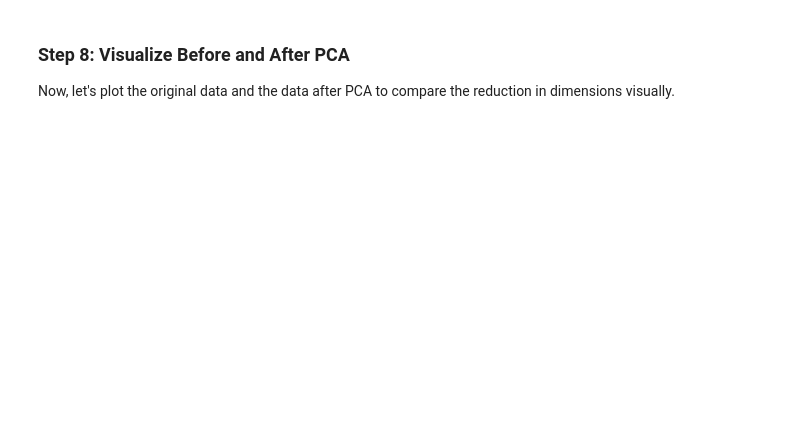
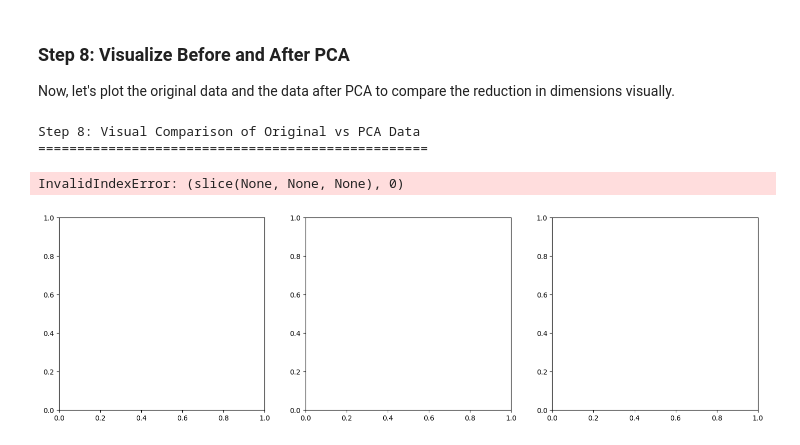
Before and after one commit to Pam-Pam29/ADVANCED-LINEAR-ALGEBRA-PCA-Group-19, a Jupyter notebook: Template_PCA_Formative_1[19].ipynb, the cells around one changed output. Drawn from its saved outputs; the diff is of its cells as text; code cells hidden in the pictures; blank space fills up the shorter version.

Commit message:
Worked on question 7, still has to fix some errors on the last question

```diff
--- a/Template_PCA_Formative_1[19].ipynb
+++ b/Template_PCA_Formative_1[19].ipynb
@@ -330,0 +354,63 @@ Now, let's plot the original data and the data after PCA to compare the reductio
+# %%
+# Step 8: Visualize Before and After PCA
+
+
+print("\n\nStep 8: Visual Comparison of Original vs PCA Data")
+print("="*50)
+
+import matplotlib.pyplot as plt
+
+# Create comparison plots
+fig, axes = plt.subplots(1, 3, figsize=(18, 5))
+
+# Plot 1: Original Data (first 2 features)
+axes[0].scatter(standardized_data[:, 0], standardized_data[:, 1], alpha=0.6, s=30)
+axes[0].set_title('Original Data\n(First 2 Features)')
+axes[0].set_xlabel('Feature 1 (Standardized)')
+axes[0].set_ylabel('Feature 2 (Standardized)')
+axes[0].grid(True, alpha=0.3)
+
+# Plot 2: PCA Data (PC1 vs PC2)
+axes[1].scatter(reduced_data[:, 0], reduced_data[:, 1], alpha=0.6, s=30, color='orange')
+axes[1].set_title('After PCA\n(PC1 vs PC2)')
+axes[1].set_xlabel('First Principal Component')
+axes[1].set_ylabel('Second Principal Component')
+axes[1].grid(True, alpha=0.3)
+
+# Plot 3: 3D PCA Data (if 3 components)
+if reduced_data.shape[1] >= 3:
+    ax3d = fig.add_subplot(133, projection='3d')
+    ax3d.scatter(reduced_data[:, 0], reduced_data[:, 1], reduced_data[:, 2],
+                alpha=0.6, s=30, color='green')
+    ax3d.set_title('After PCA\n(3D: PC1, PC2, PC3)')
+    ax3d.set_xlabel('PC1')
+    ax3d.set_ylabel('PC2')
+    ax3d.set_zlabel('PC3')
+else:
+    # If only 2 components, show data distribution
+    axes[2].hist(reduced_data.flatten(), bins=30, alpha=0.7, color='green')
+    axes[2].set_title('PCA Data Distribution')
+    axes[2].set_xlabel('Principal Component Values')
+    axes[2].set_ylabel('Frequency')
+
+plt.tight_layout()
+plt.show()
+
+# Show the dimensionality reduction impact
+print(f"\nDimensionality Reduction Summary:")
+print(f"• Original dimensions: {standardized_data.shape[1]}")
+print(f"• Reduced dimensions: {reduced_data.shape[1]}")
+print(f"• Reduction: {standardized_data.shape[1] - reduced_data.shape[1]} dimensions removed")
+print(f"• Data points: {reduced_data.shape[0]}")
+
+# Calculate explained variance
+explained_variance_ratio = eigenvalues[sorted_indices[:num_components]] / np.sum(eigenvalues)
+print(f"\nVariance Explained:")
+for i, var in enumerate(explained_variance_ratio):
+    print(f"• PC{i+1}: {var:.3f} ({var*100:.1f}%)")
+print(f"• Total: {sum(explained_variance_ratio):.3f} ({sum(explained_variance_ratio)*100:.1f}%)")
+# %% [output]
+Step 8: Visual Comparison of Original vs PCA Data
+==================================================
+InvalidIndexError: (slice(None, None, None), 0)
+[figure, added]
```
Also changed, not shown: parts of 4 cells of this notebook.
